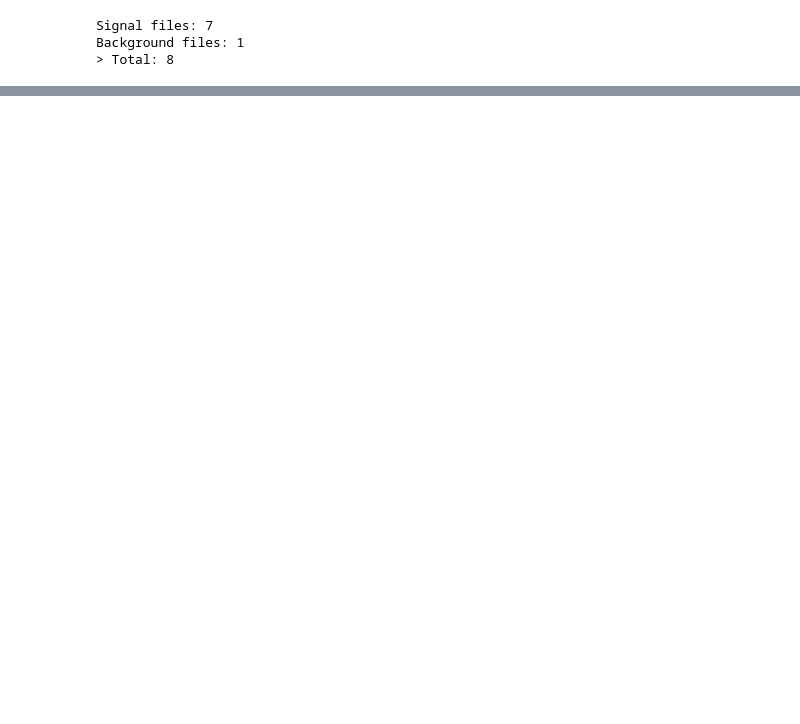
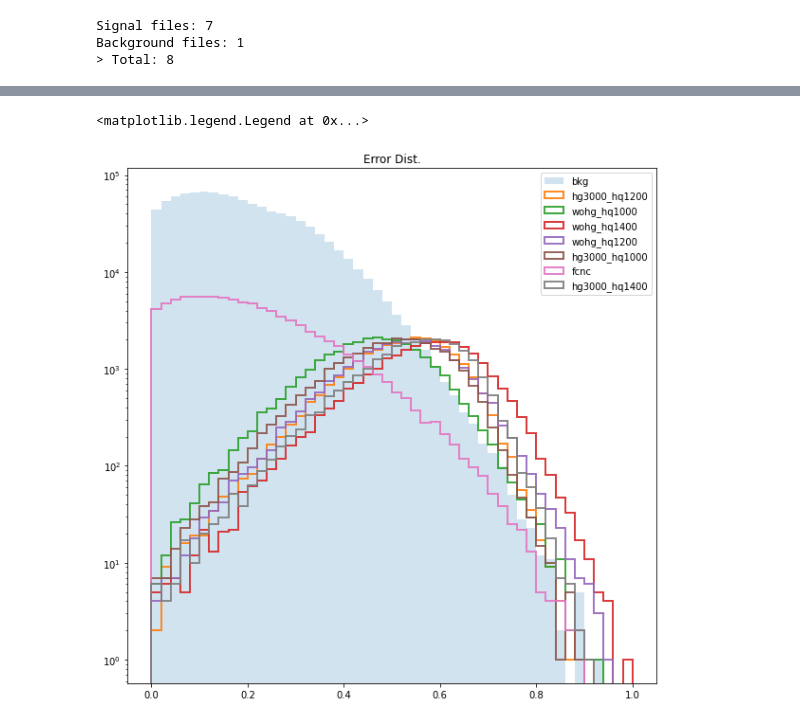
Before and after one commit to mcpeixoto/LIP-Internship-2, a Jupyter notebook: non_zeros/rocs_over_ht.ipynb, the cells around one changed output, grey strips where cells are left out. Cells and saved outputs as stored; diff of their text form; code cells hidden in the pictures; blank space fills up the shorter version.

```diff
--- a/non_zeros/rocs_over_ht.ipynb
+++ b/non_zeros/rocs_over_ht.ipynb
@@ -64 +98,33 @@ signal = data[data['name'] != 'bkg']
+# %%
+## Normalize the distributions
+# This way all values should be between 0 and 1
+
+# x transform
+min_of_dist = min(map(lambda x: min(x), distributions.values()))
+for x in distributions:
+    distributions[x] = distributions[x] - min_of_dist
+# scale
+max_of_dist = max(map(lambda x: max(x), distributions.values()))
+for x in distributions:
+    distributions[x] = distributions[x] / max_of_dist
+# %%
+## Plot error distributions
+fig, ax = plt.subplots( figsize=(10,10))
+ax.set_yscale('log')
+
+for x in tqdm(distributions.keys(), desc="Processing..."):
+
+    hist_range = (0, 1)
+
+    if x != 'bkg':
+        ax.hist(distributions[x], bins=bins, alpha=0.9, label=x.replace(".h5", ""), range=hist_range, histtype=u'step', linewidth=2, density=True)
+    else:
+        ax.hist(distributions[x], bins=bins, alpha=0.2, label=x.replace(".h5", ""), range=hist_range, density=True)
+
+ax.autoscale(enable=True)
+ax.set_title("Error Dist.")
+ax.legend()
+# %% [output]
+<matplotlib.legend.Legend at 0x...>
+[figure, added]
 # %%
```
Also changed, not shown: parts of 11 cells of this notebook, 1 other file.
